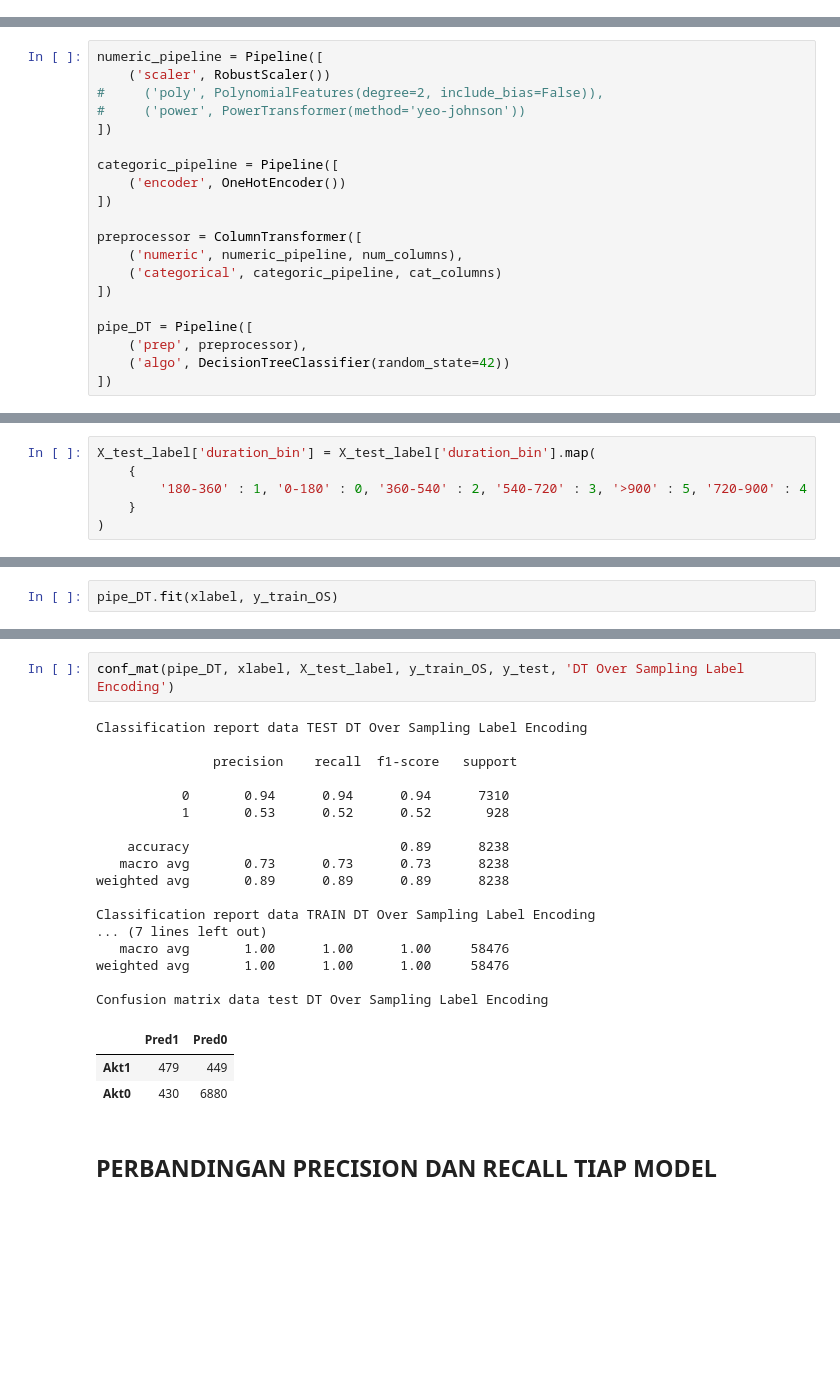
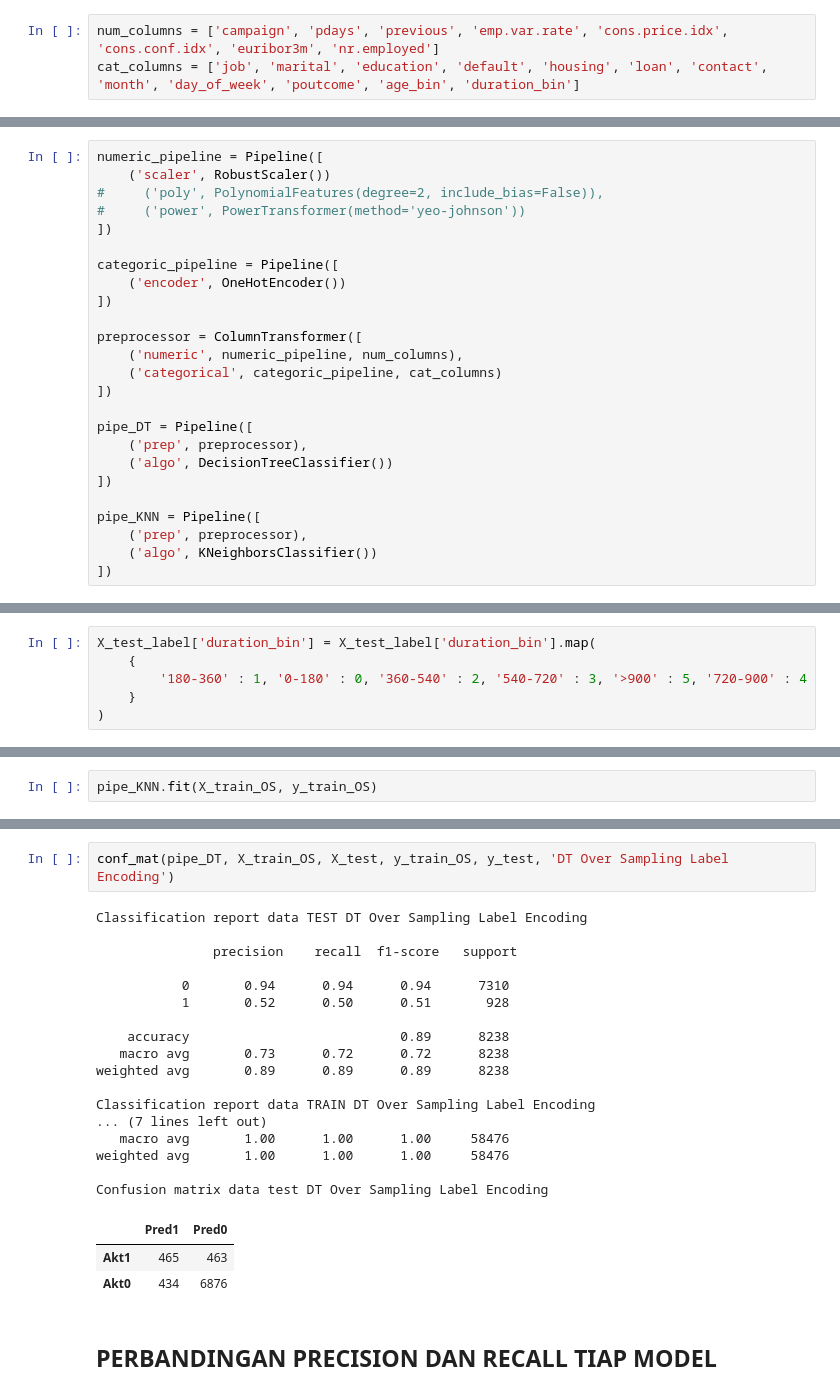
Before and after one commit to abdullahayas123/Tes-Model-Marketing-Scipy, a Jupyter notebook: Model_tes_DT.ipynb, the cells around one changed output, grey strips where cells are left out. Drawn from its saved outputs; the diff is of its cells as text; blank space fills up the shorter version.

```diff
--- a/Model_tes_DT.ipynb
+++ b/Model_tes_DT.ipynb
@@ -445,3 +338,6 @@ cat_columns = [i for i in df.columns if (i not in num_columns) & (i!='y')]
+# %%
+num_columns = ['campaign', 'pdays', 'previous', 'emp.var.rate', 'cons.price.idx', 'cons.conf.idx', 'euribor3m', 'nr.employed']
+cat_columns = ['job', 'marital', 'education', 'default', 'housing', 'loan', 'contact', 'month', 'day_of_week', 'poutcome', 'age_bin', 'duration_bin']
 # %%
 num_columns
 # %% [output]
@@ -486,8 +383,13 @@ preprocessor = ColumnTransformer([
 
 pipe_DT = Pipeline([
     ('prep', preprocessor),
-    ('algo', DecisionTreeClassifier(random_state=42))
+    ('algo', DecisionTreeClassifier())
 ])
+
+pipe_KNN = Pipeline([
+    ('prep', preprocessor),
+    ('algo', KNeighborsClassifier())
+])
 # %% [markdown]
 ## Def Eva Metrix
 
@@ -845,2 +786,2 @@ Confusion matrix data test DT Over Sampling
 # %%
-pipe_DT.fit(xlabel, y_train_OS)
+pipe_KNN.fit(X_train_OS, y_train_OS)
@@ -847,26 +851,26 @@ pipe_DT.fit(xlabel, y_train_OS)
 # %%
-conf_mat(pipe_DT, xlabel, X_test_label, y_train_OS, y_test, 'DT Over Sampling Label Encoding')
+conf_mat(pipe_DT, X_train_OS, X_test, y_train_OS, y_test, 'DT Over Sampling Label Encoding')
 # %% [output]
 Classification report data TEST DT Over Sampling Label Encoding
 
                precision    recall  f1-score   support
 
            0       0.94      0.94      0.94      7310
-           1       0.53      0.52      0.52       928
+           1       0.52      0.50      0.51       928
 
     accuracy                           0.89      8238
-   macro avg       0.73      0.73      0.73      8238
+   macro avg       0.73      0.72      0.72      8238
 weighted avg       0.89      0.89      0.89      8238
 
 Classification report data TRAIN DT Over Sampling Label Encoding
 ... (7 lines left out)
    macro avg       1.00      1.00      1.00     58476
 weighted avg       1.00      1.00      1.00     58476
 
 Confusion matrix data test DT Over Sampling Label Encoding
 |  | Pred1 | Pred0 |
-| Akt1 | 479 | 449 |
-| Akt0 | 430 | 6880 |
+| Akt1 | 465 | 463 |
+| Akt0 | 434 | 6876 |
 # %% [markdown]
 ## PERBANDINGAN PRECISION DAN RECALL TIAP MODEL
 # %% [markdown]
```
Also changed, not shown: parts of 36 cells of this notebook.
